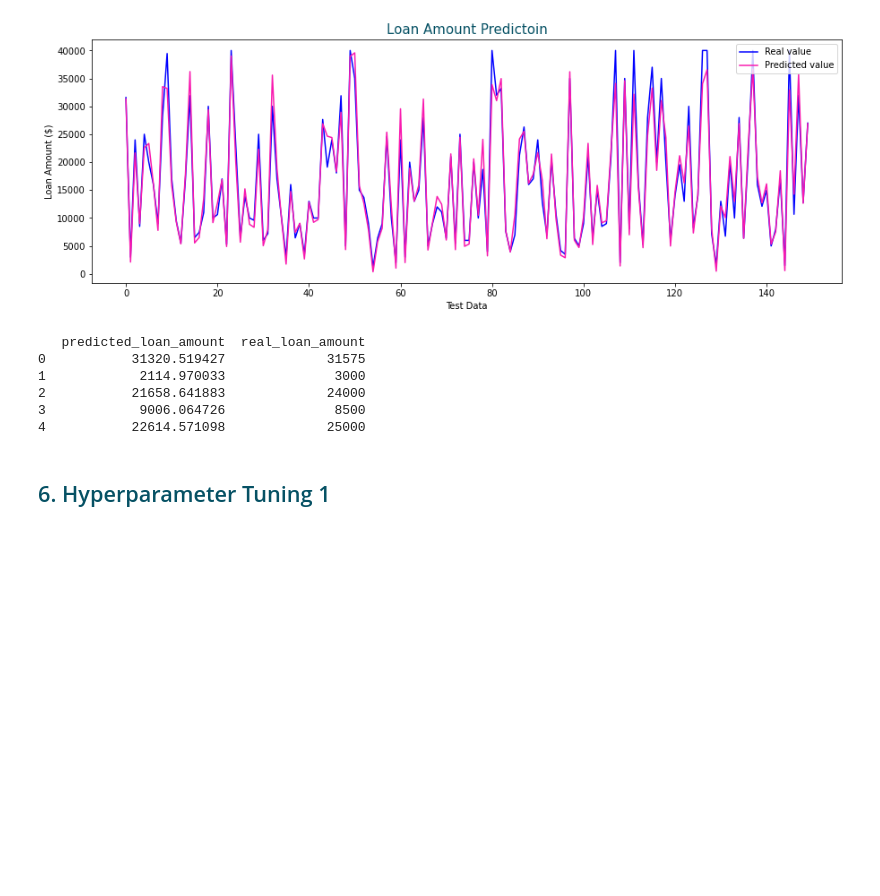
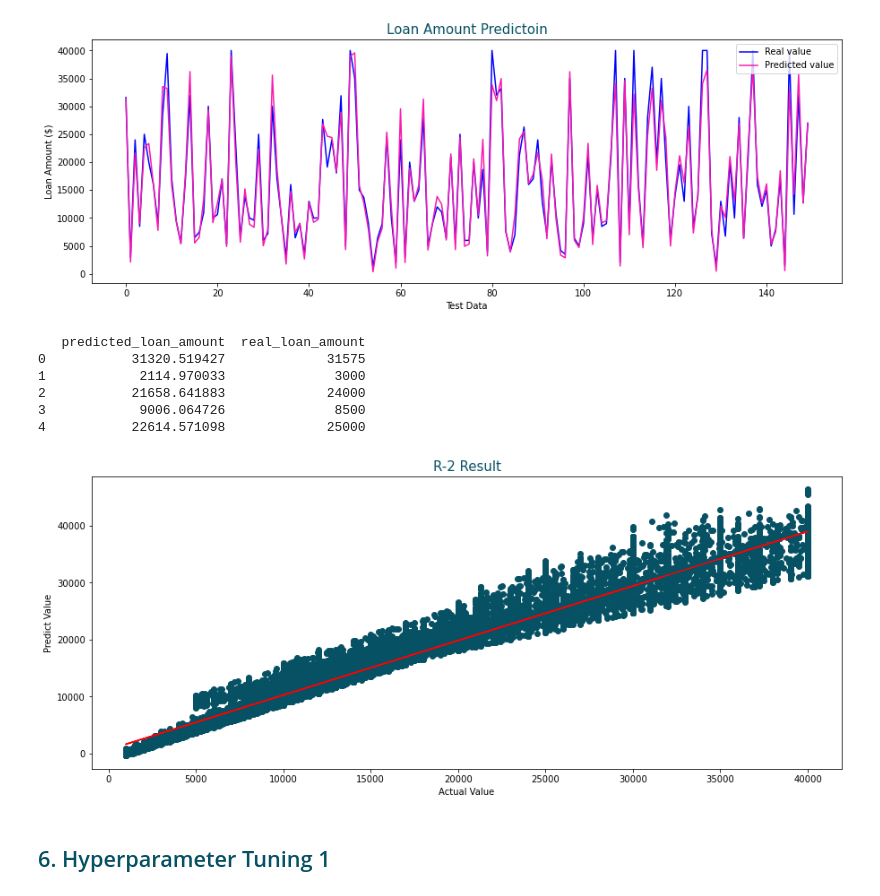
Before and after one commit to ManuthVann/CSG6-Car_Price_ML, a Jupyter notebook: LAP_Linear_Regression.ipynb, the cells around one changed output. Cells and saved outputs as stored; diff of their text form; code cells hidden in the pictures; blank space fills up the shorter version.

```diff
--- a/LAP_Linear_Regression.ipynb
+++ b/LAP_Linear_Regression.ipynb
@@ -562,6 +562,22 @@ print(prediction_values.head())
 2           21658.641883             24000
 3            9006.064726              8500
 4           22614.571098             25000
+# %%
+#plot the results
+
+fig, ax = plt.subplots(figsize=(15,6))
+ax.scatter(y_test, y_prediction, color='#065164')
+ax.set_xlabel('Actual Value')
+ax.set_ylabel('Predict Value')
+
+#regression line
+y_test, y_prediction = y_test.ravel().reshape(-1,1), y_prediction.ravel().reshape(-1,1)
+ax.plot(y_test, LinearRegression().fit(y_test, y_prediction).predict(y_test), color='r')
+plt.title("R-2 Result", color="#065164",fontsize='15')
+
+plt.show()
+# %% [output]
+[figure, added]
 # %% [markdown]
 <h2 style='color:#065164'>6. Hyperparameter Tuning 1</h2>
 # %%
```
